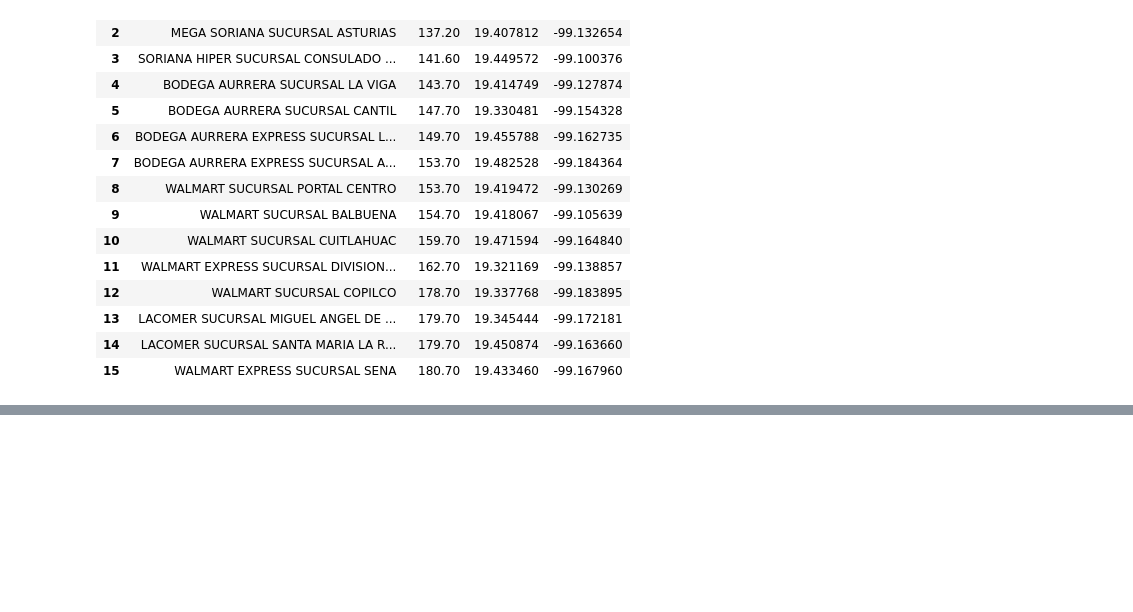
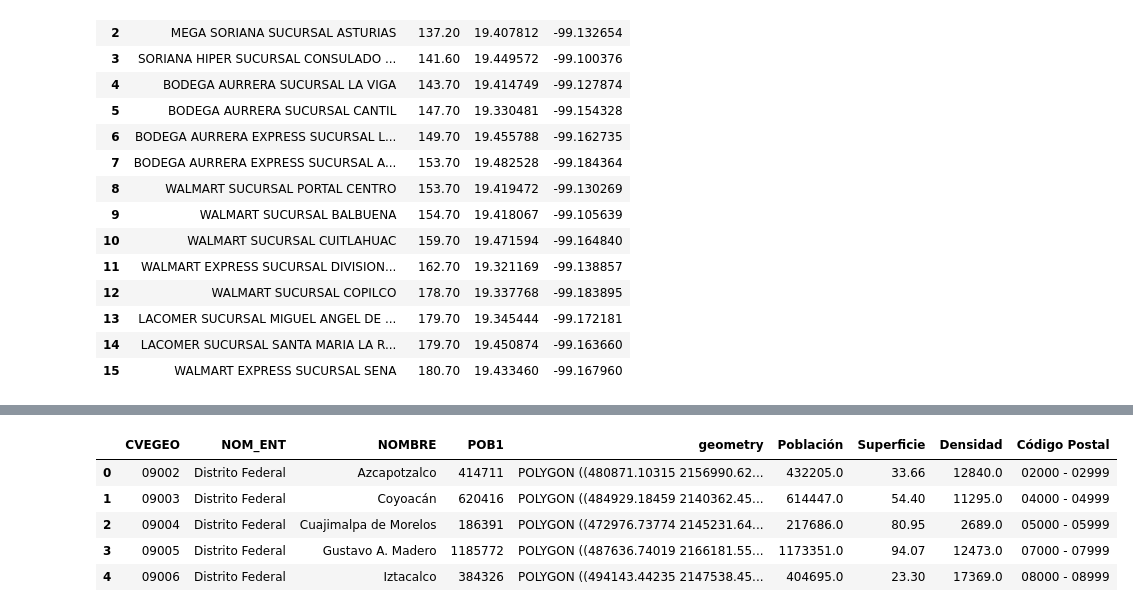
Before and after one commit to fitomx19/ModelosEconometricos, a Jupyter notebook: Proyecto_Scrapping_Inmuebles_24/SegundaParte/Visualizacion.ipynb, the cells around one changed output, grey strips where cells are left out. Cells and saved outputs as stored; diff of their text form; code cells hidden in the pictures; blank space fills up the shorter version.

```diff
--- a/Proyecto_Scrapping_Inmuebles_24/SegundaParte/Visualizacion.ipynb
+++ b/Proyecto_Scrapping_Inmuebles_24/SegundaParte/Visualizacion.ipynb
@@ -128,0 +99,38 @@ interactive(children=(IntSlider(value=100, description='precio_min', max=200, st
+# %%
+# Datos adicionales proporcionados para incorporar al GeoJSON
+data_to_add = {
+    "Álvaro Obregón": {"Población": 759137, "Superficie": 96.17, "Densidad": 7894, "Código Postal": "01000 - 01999"},
+    "Azcapotzalco": {"Población": 432205, "Superficie": 33.66, "Densidad": 12840, "Código Postal": "02000 - 02999"},
+    "Benito Juárez": {"Población": 434153, "Superficie": 26.63, "Densidad": 16303, "Código Postal": "03000 - 03999"},
+    "Coyoacán": {"Población": 614447, "Superficie": 54.4, "Densidad": 11295, "Código Postal": "04000 - 04999"},
+    "Cuajimalpa de Morelos": {"Población": 217686, "Superficie": 80.95, "Densidad": 2689, "Código Postal": "05000 - 05999"},
+    "Cuauhtémoc": {"Población": 545884, "Superficie": 32.4, "Densidad": 16848, "Código Postal": "06000 - 06999"},
+    "Gustavo A. Madero": {"Población": 1173351, "Superficie": 94.07, "Densidad": 12473, "Código Postal": "07000 - 07999"},
+    "Iztacalco": {"Población": 404695, "Superficie": 23.3, "Densidad": 17369, "Código Postal": "08000 - 08999"},
+    "Iztapalapa": {"Población": 1835486, "Superficie": 117, "Densidad": 15687, "Código Postal": "09000 - 09999"},
+    "Magdalena Contreras": {"Población": 247622, "Superficie": 74.58, "Densidad": 3320, "Código Postal": "10000 - 10999"},
+    "Miguel Hidalgo": {"Población": 414470, "Superficie": 46.99, "Densidad": 8820, "Código Postal": "11000 - 11999"},
+    "Milpa Alta": {"Población": 152685, "Superficie": 228.41, "Densidad": 668, "Código Postal": "12000 - 12999"},
+    "Tlahuac": {"Población": 392313, "Superficie": 85.34, "Densidad": 4597, "Código Postal": "13000 - 13999"},
+    "Tlalpan": {"Población": 699928, "Superficie": 312, "Densidad": 2243, "Código Postal": "14000 - 14999"},
+    "Venustiano Carranza": {"Población": 443704, "Superficie": 33.4, "Densidad": 13284, "Código Postal": "15000 - 15999"},
+    "Xochimilco": {"Población": 442178, "Superficie": 122, "Densidad": 3624, "Código Postal": "16000 - 16999"}
+}
+
+# Añadiendo los datos al GeoDataFrame
+for alcaldia, datos in data_to_add.items():
+    # Encuentra la fila correspondiente a la alcaldía y actualiza los datos
+    gdf.loc[gdf['NOMBRE'] == alcaldia, 'Población'] = datos['Población']
+    gdf.loc[gdf['NOMBRE'] == alcaldia, 'Superficie'] = datos['Superficie']
+    gdf.loc[gdf['NOMBRE'] == alcaldia, 'Densidad'] = datos['Densidad']
+    gdf.loc[gdf['NOMBRE'] == alcaldia, 'Código Postal'] = datos['Código Postal']
+
+# Verificando los cambios en el GeoDataFrame
+gdf.head()
+# %% [output]
+|  | CVEGEO | NOM_ENT | NOMBRE | POB1 | geometry | Población | Superficie | Densidad | Código Postal |
+| 0 | 09002 | Distrito Federal | Azcapotzalco | 414711 | POLYGON ((480871.10315 2156990.62... | 432205.0 | 33.66 | 12840.0 | 02000 - 02999 |
+| 1 | 09003 | Distrito Federal | Coyoacán | 620416 | POLYGON ((484929.18459 2140362.45... | 614447.0 | 54.40 | 11295.0 | 04000 - 04999 |
+| 2 | 09004 | Distrito Federal | Cuajimalpa de Morelos | 186391 | POLYGON ((472976.73774 2145231.64... | 217686.0 | 80.95 | 2689.0 | 05000 - 05999 |
+| 3 | 09005 | Distrito Federal | Gustavo A. Madero | 1185772 | POLYGON ((487636.74019 2166181.55... | 1173351.0 | 94.07 | 12473.0 | 07000 - 07999 |
+| 4 | 09006 | Distrito Federal | Iztacalco | 384326 | POLYGON ((494143.44235 2147538.45... | 404695.0 | 23.30 | 17369.0 | 08000 - 08999 |
```
Also changed, not shown: parts of 4 cells of this notebook, 3 other files.
